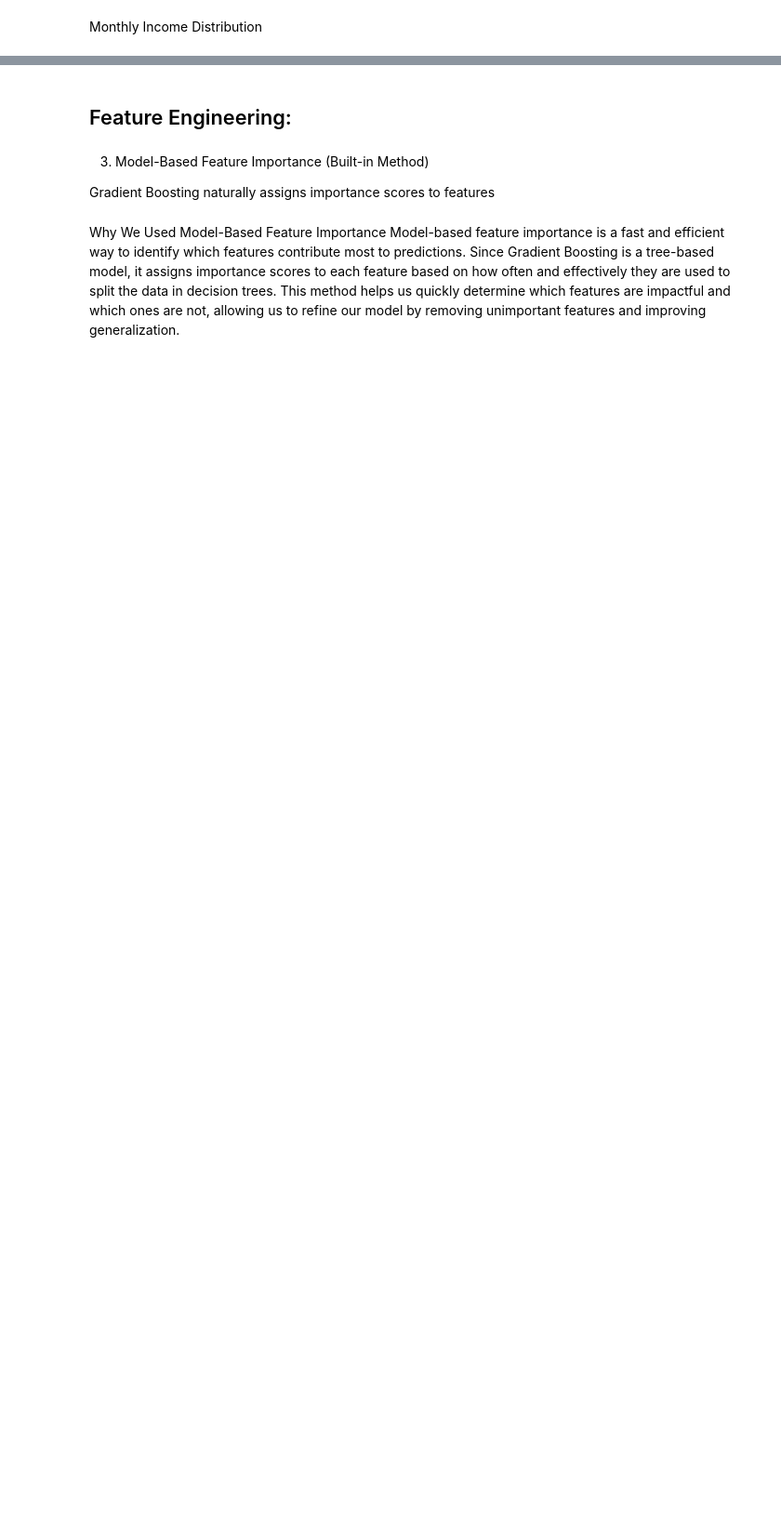
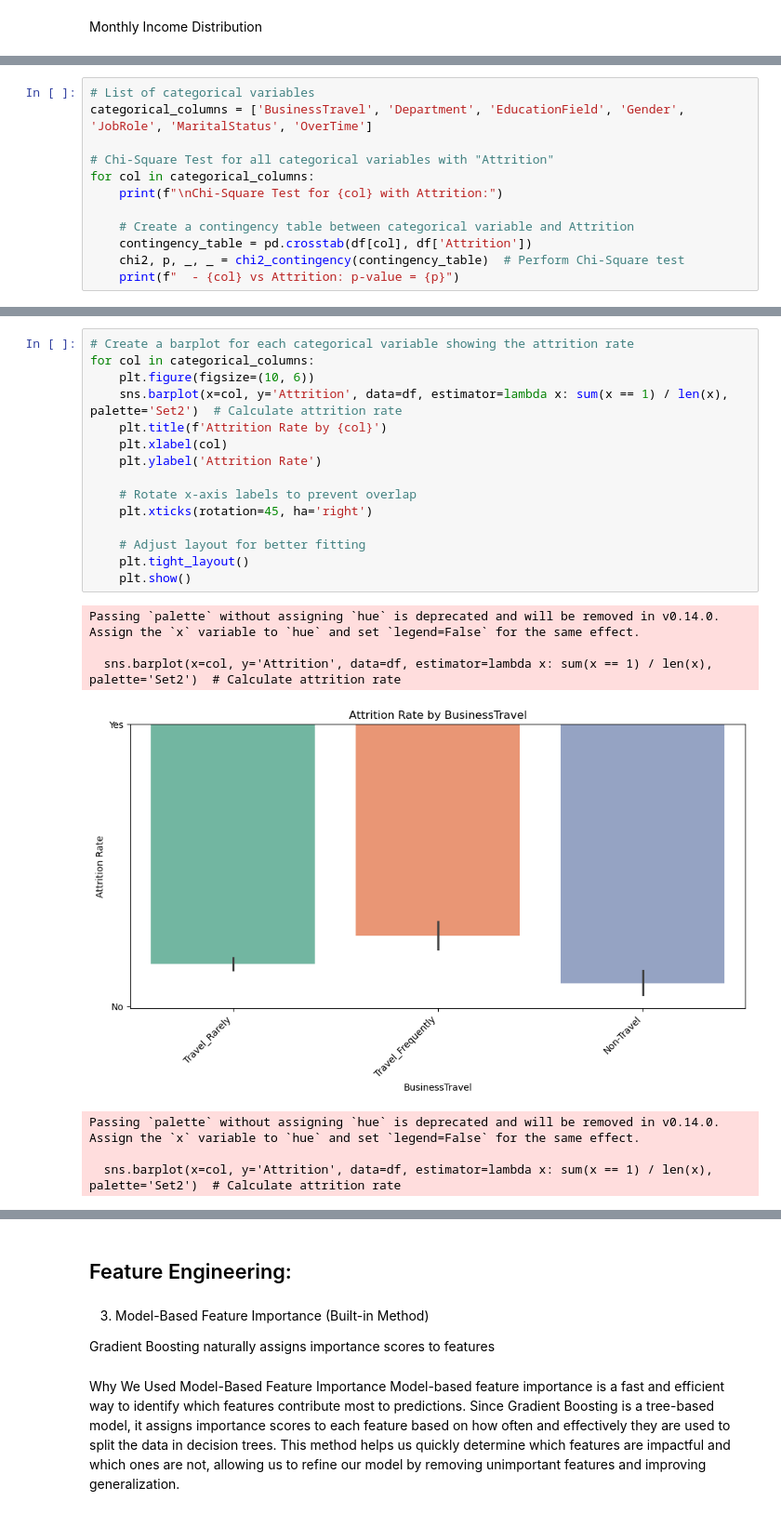
Before and after one commit to RaghadFares/Employee-Attrition-Prediction, a Jupyter notebook: Employee_Attrition_Prediction (2).ipynb, the cells around one changed output, grey strips where cells are left out. Shown at 93% size. Cells and saved outputs as stored; diff of their text form; blank space fills up the shorter version.

```diff
--- a/Employee_Attrition_Prediction (2).ipynb
+++ b/Employee_Attrition_Prediction (2).ipynb
@@ -177,0 +256,12 @@ plt.show()
+# %%
+# List of categorical variables
+categorical_columns = ['BusinessTravel', 'Department', 'EducationField', 'Gender', 'JobRole', 'MaritalStatus', 'OverTime']
+
+# Chi-Square Test for all categorical variables with "Attrition"
+for col in categorical_columns:
+    print(f"\nChi-Square Test for {col} with Attrition:")
+
+    # Create a contingency table between categorical variable and Attrition
+    contingency_table = pd.crosstab(df[col], df['Attrition'])
+    chi2, p, _, _ = chi2_contingency(contingency_table)  # Perform Chi-Square test
+    print(f"  - {col} vs Attrition: p-value = {p}")
@@ -177,0 +293,23 @@ plt.show()
+# %%
+# Create a barplot for each categorical variable showing the attrition rate
+for col in categorical_columns:
+    plt.figure(figsize=(10, 6))
+    sns.barplot(x=col, y='Attrition', data=df, estimator=lambda x: sum(x == 1) / len(x), palette='Set2')  # Calculate attrition rate
+    plt.title(f'Attrition Rate by {col}')
+    plt.xlabel(col)
+    plt.ylabel('Attrition Rate')
+
+    # Rotate x-axis labels to prevent overlap
+    plt.xticks(rotation=45, ha='right')
+
+    # Adjust layout for better fitting
+    plt.tight_layout()
+    plt.show()
+# %% [output]
+Passing `palette` without assigning `hue` is deprecated and will be removed in v0.14.0. Assign the `x` variable to `hue` and set `legend=False` for the same effect.
+
+  sns.barplot(x=col, y='Attrition', data=df, estimator=lambda x: sum(x == 1) / len(x), palette='Set2')  # Calculate attrition rate
+[figure, added]
+Passing `palette` without assigning `hue` is deprecated and will be removed in v0.14.0. Assign the `x` variable to `hue` and set `legend=False` for the same effect.
+
+  sns.barplot(x=col, y='Attrition', data=df, estimator=lambda x: sum(x == 1) / len(x), palette='Set2')  # Calculate attrition rate
```
Also changed, not shown: parts of 25 cells of this notebook.
